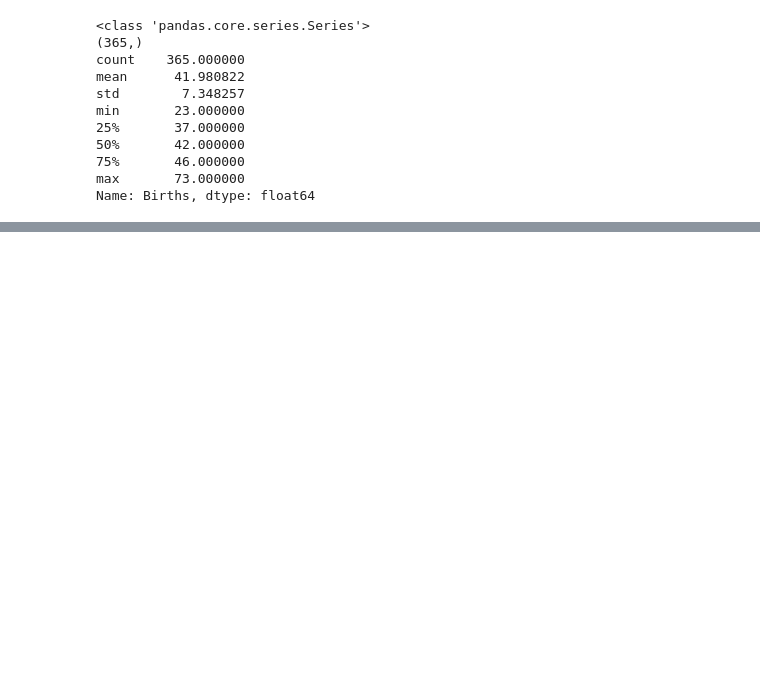
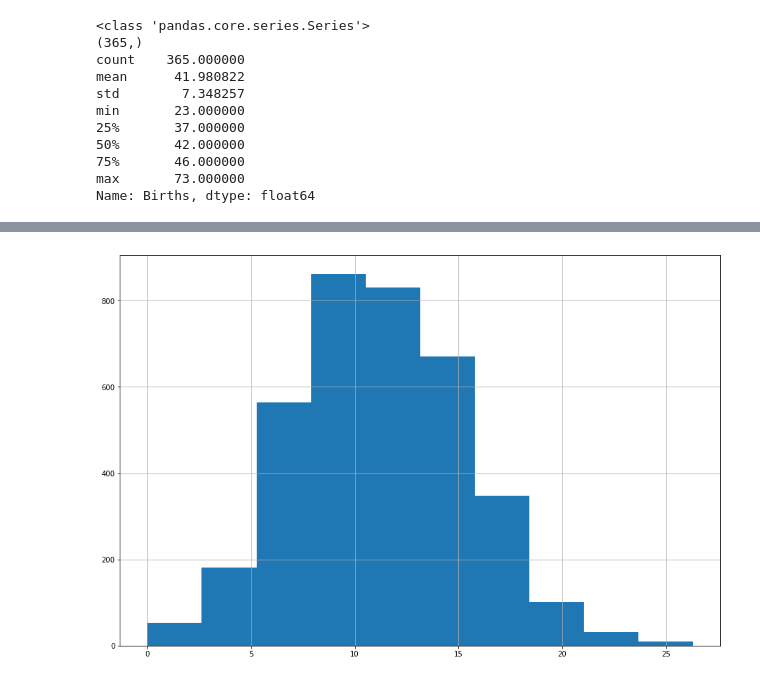
Before and after one commit to chirathdevinda/Time-Series-Forecasting, a Jupyter notebook: Untitled.ipynb, the cells around one changed output, grey strips where cells are left out. Saved outputs shown, nothing was run; the diff lists cells and outputs as text; code cells hidden in the pictures; blank space fills up the shorter version.

```diff
--- a/Untitled.ipynb
+++ b/Untitled.ipynb
@@ -44,0 +207,9 @@ Name: Births, dtype: float64
+# %%
+# Create a histogram plot
+import pandas as pd
+
+series = pd.Series.from_csv("DataSets\daily-minimum-temperatures.csv", header=0)
+series.hist(figsize=(15,10))
+plt.show()
+# %% [output]
+[figure, added]
```
Also changed, not shown: parts of 15 cells of this notebook.
